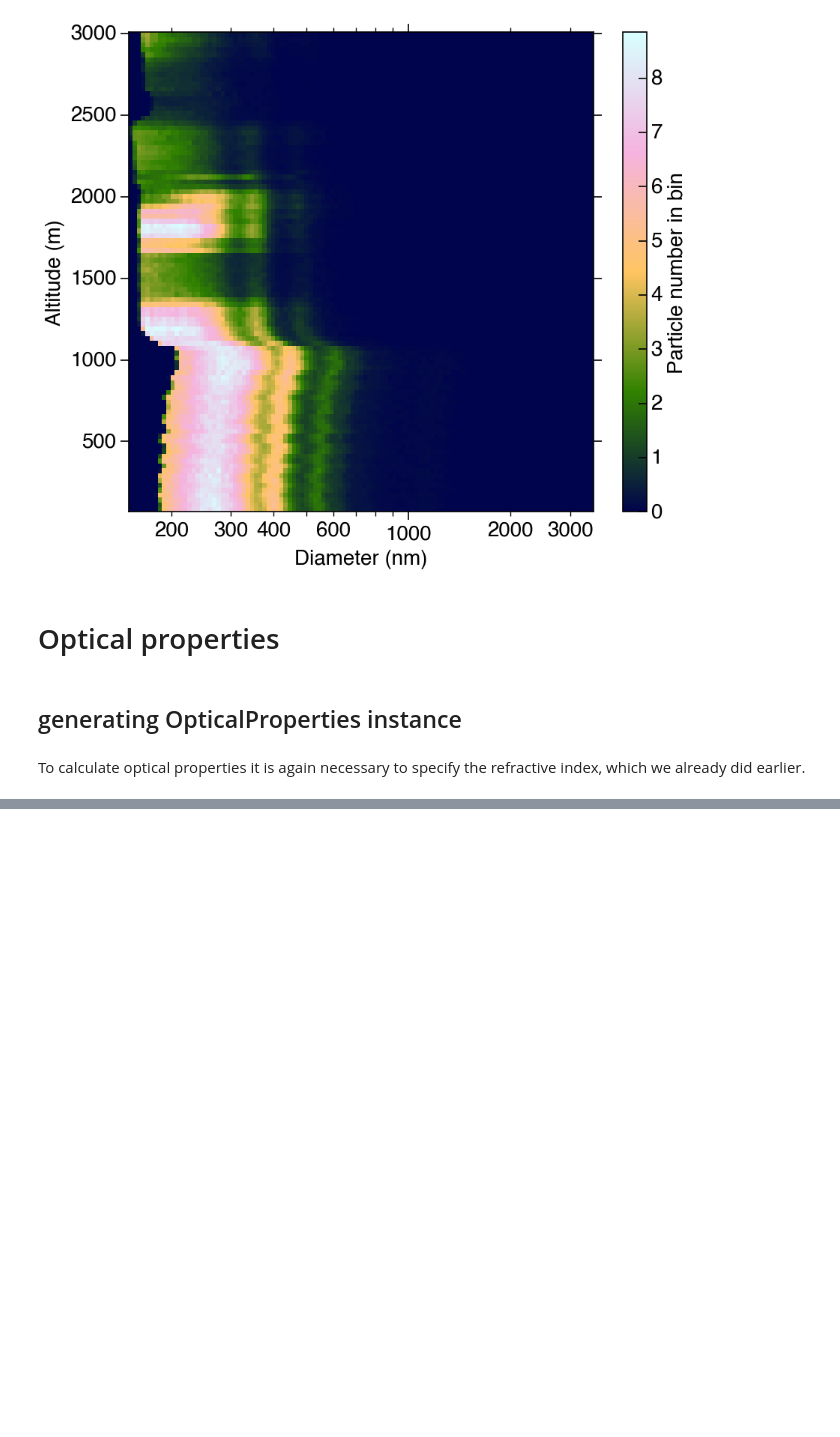
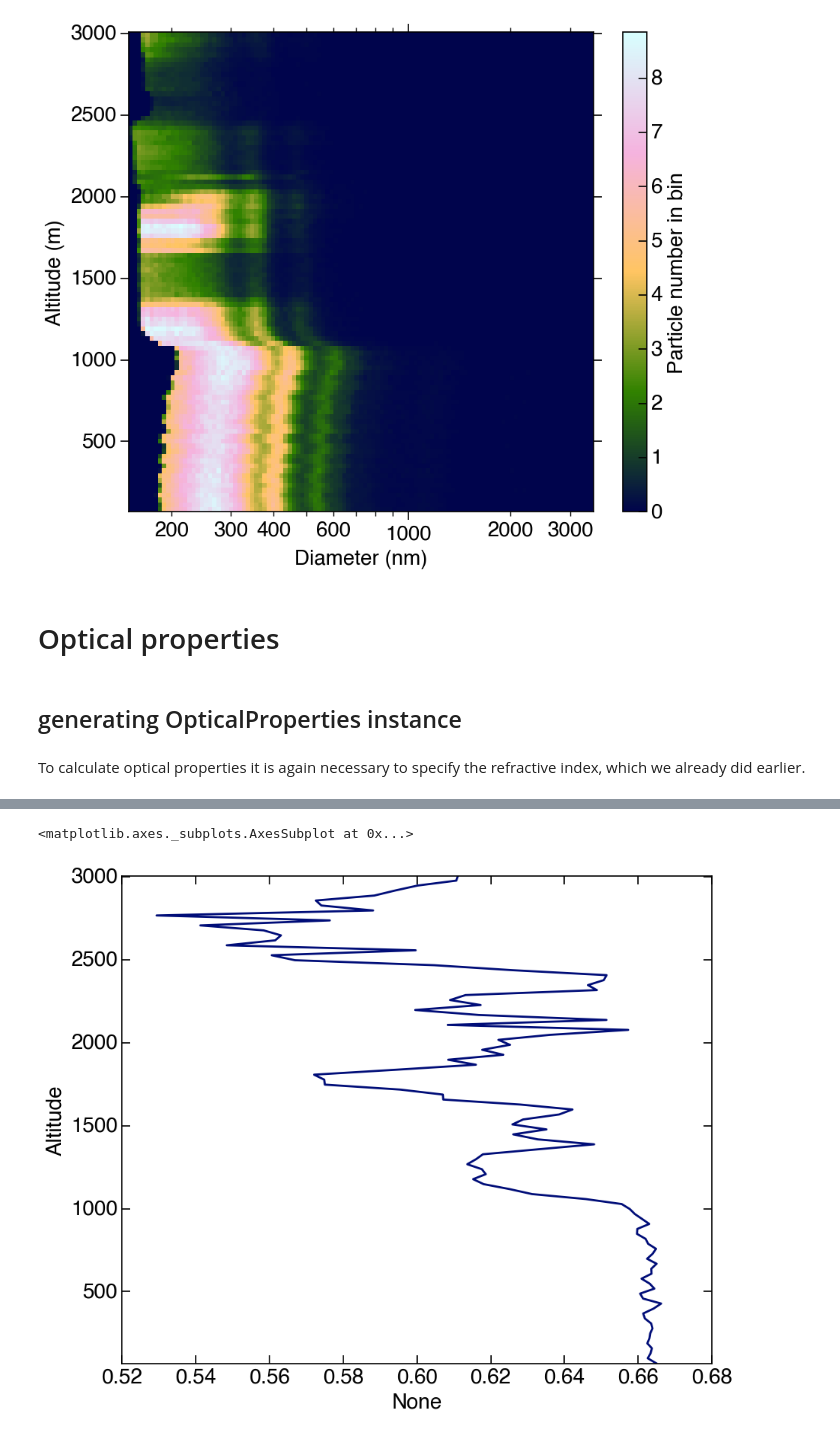
Before and after one commit to wblumberg/atm-py, a Jupyter notebook: examples/sizedistribution.ipynb, the cells around one changed output, grey strips where cells are left out. Saved outputs shown, nothing was run; the diff lists cells and outputs as text; code cells hidden in the pictures; blank space fills up the shorter version.

```diff
--- a/examples/sizedistribution.ipynb
+++ b/examples/sizedistribution.ipynb
@@ -304,0 +284,5 @@ ax.set_title('Asymmetry parameter')
+# %%
+dist_LS.optical_properties.asymmetry_param_VP.plot()
+# %% [output]
+<matplotlib.axes._subplots.AxesSubplot at 0x...>
+[figure, added]
```
Also changed, not shown: parts of 10 cells of this notebook, 8 other files.
